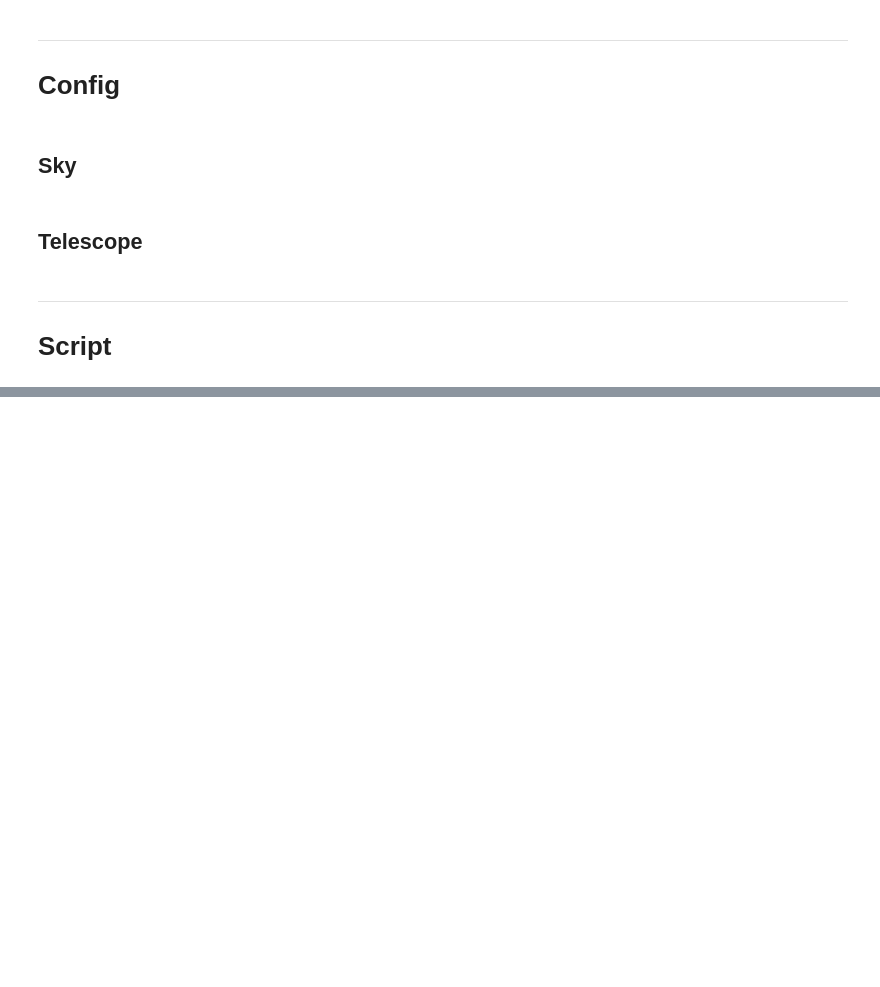
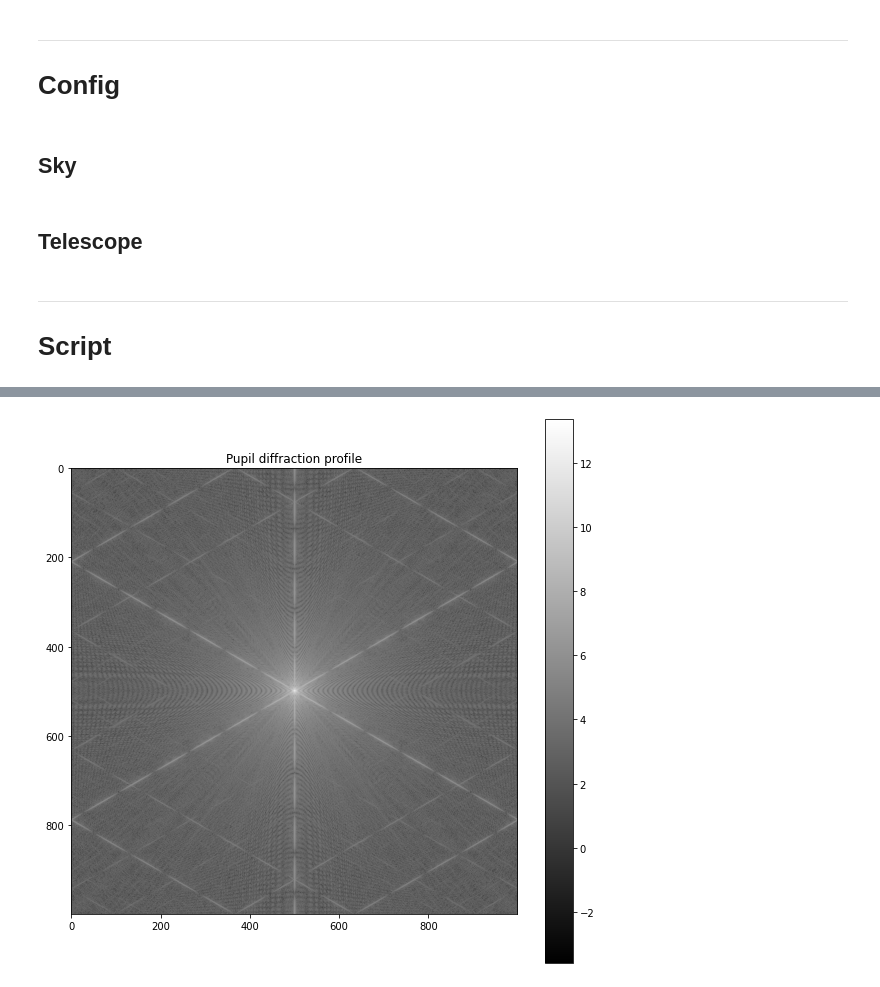
Before and after one commit to LeiRoF/Sextractor-driven-by-Machine-Learning, a Jupyter notebook: main.ipynb, the cells around one changed output, grey strips where cells are left out. Drawn from its saved outputs; the diff is of its cells as text; code cells hidden in the pictures; blank space fills up the shorter version.

```diff
--- a/main.ipynb
+++ b/main.ipynb
@@ -71,0 +43,4 @@ plt.show()
+# %%
+pupil.show_diffraction_profile()
+# %% [output]
+[figure, added]
```
Also changed, not shown: parts of 11 cells of this notebook, 10 other files.
